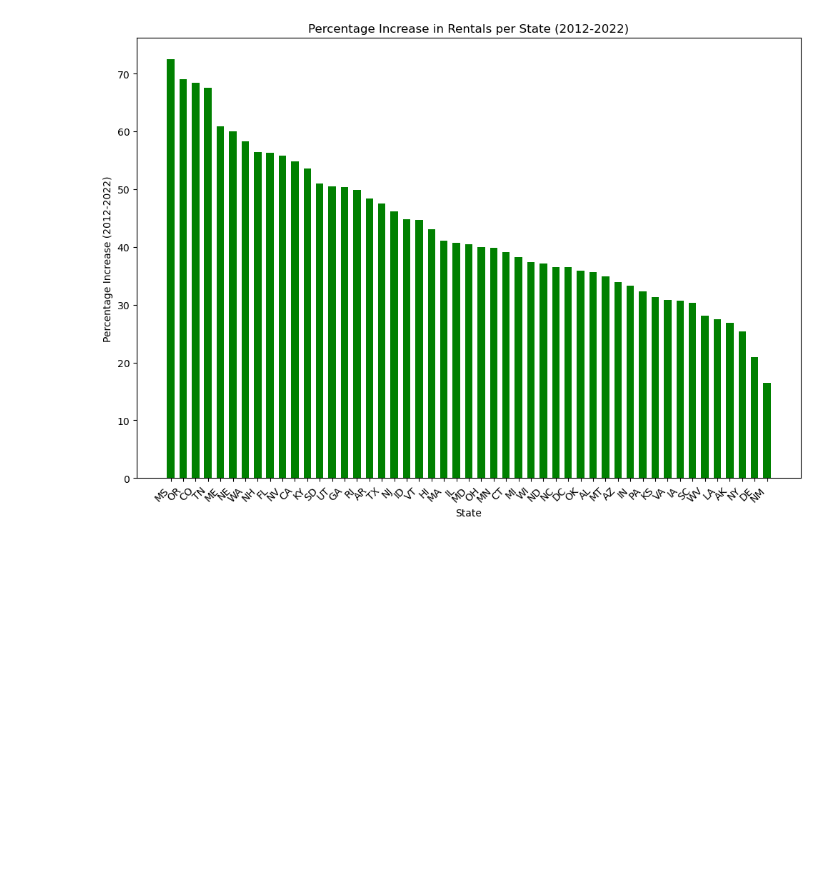
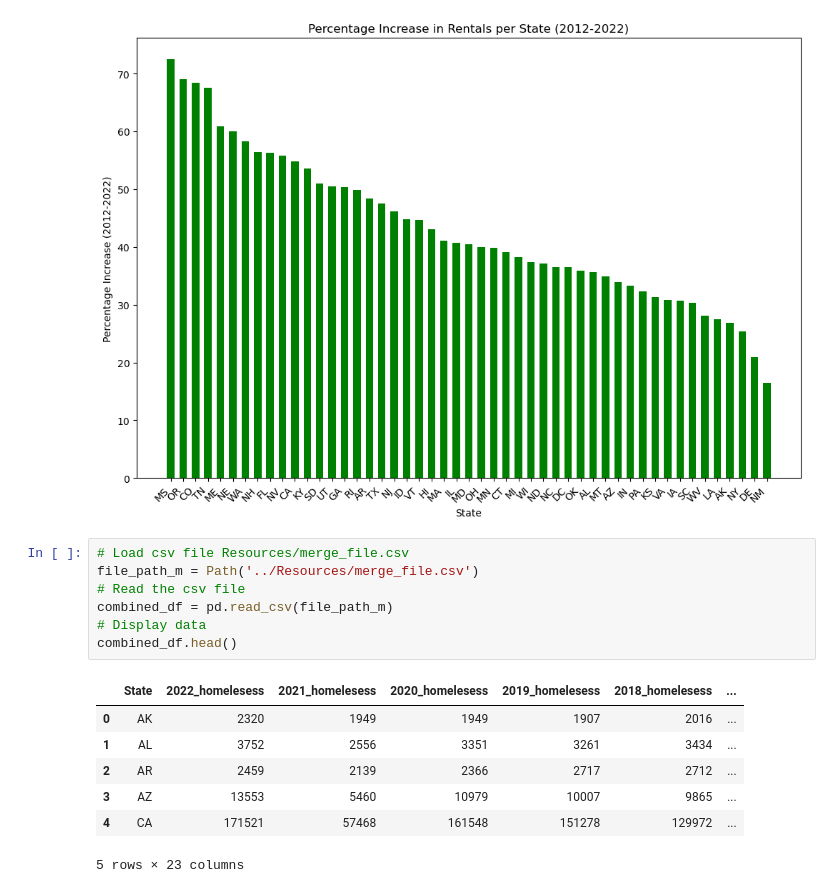
Before and after one commit to DylanSui799/UCBProjectOne, a Jupyter notebook: Rental_VS_Homelesess/Rental_VS_Homelesess.ipynb, the cells around one changed output. Saved outputs shown, nothing was run; the diff lists cells and outputs as text; blank space fills up the shorter version.

```diff
--- a/Viktor's code/Rental_VS_Homelesess.ipynb
+++ b/Rental_VS_Homelesess/Rental_VS_Homelesess.ipynb
@@ -430,3 +434,18 @@ plt.savefig("../Outputs/rental_percentage_increase_per_state")
 plt.show()
 # %% [output]
 [figure]
+# %%
+# Load csv file Resources/merge_file.csv
+file_path_m = Path('../Resources/merge_file.csv')
+# Read the csv file
+combined_df = pd.read_csv(file_path_m)
+# Display data
+combined_df.head()
+# %% [output]
+|  | State | 2022_homelesess | 2021_homelesess | 2020_homelesess | 2019_homelesess | 2018_homelesess | ... |
+| 0 | AK | 2320 | 1949 | 1949 | 1907 | 2016 | ... |
+| 1 | AL | 3752 | 2556 | 3351 | 3261 | 3434 | ... |
+| 2 | AR | 2459 | 2139 | 2366 | 2717 | 2712 | ... |
+| 3 | AZ | 13553 | 5460 | 10979 | 10007 | 9865 | ... |
+| 4 | CA | 171521 | 57468 | 161548 | 151278 | 129972 | ... |
+5 rows × 23 columns
```
Also changed, not shown: parts of 34 cells of this notebook, 7 other files.
